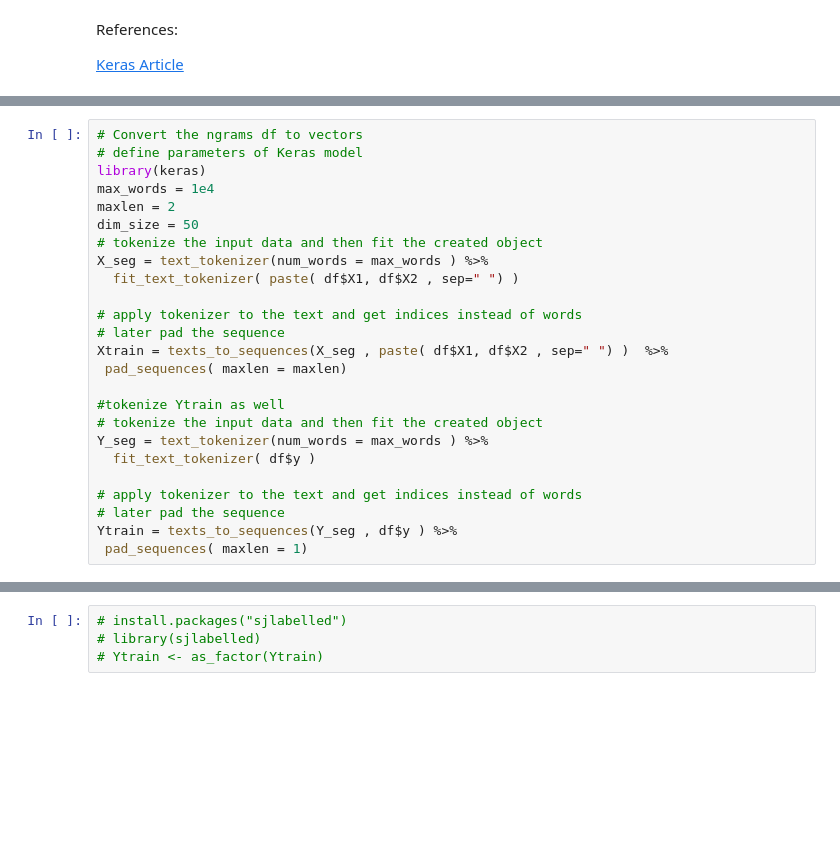
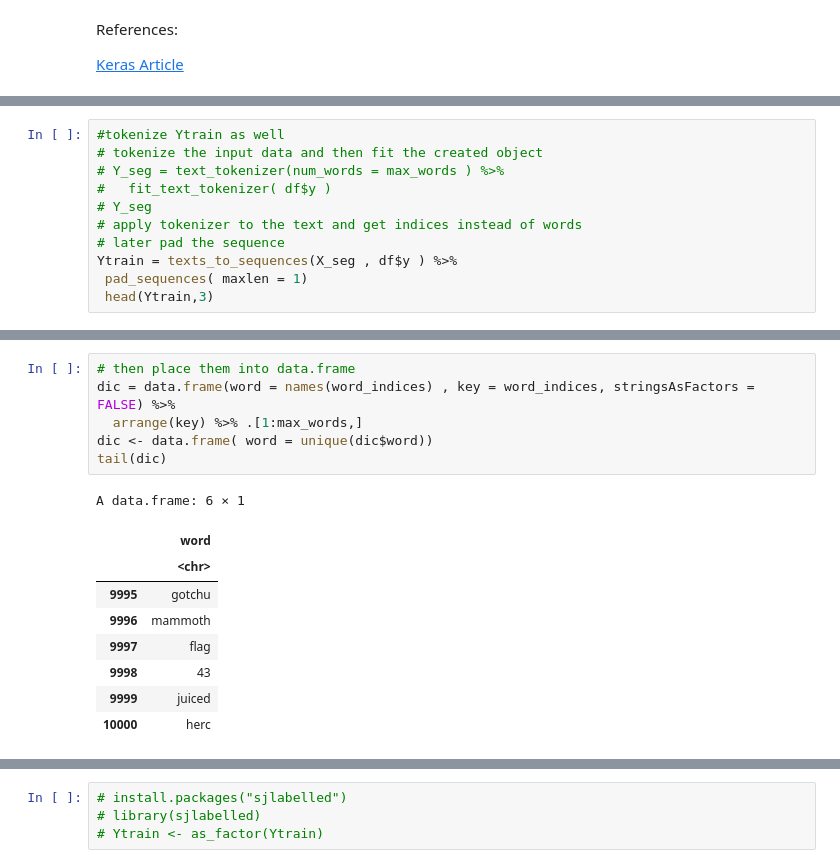
Before and after one commit to vsnupoudel/gpt2-ngrams-for-next-word-prediction, a Jupyter notebook: R_for_Capstone.ipynb, the cells around one changed output, grey strips where cells are left out. Saved outputs shown, nothing was run; the diff lists cells and outputs as text; blank space fills up the shorter version.

```diff
--- a/R_for_Capstone.ipynb
+++ b/R_for_Capstone.ipynb
@@ -156,25 +170,11 @@ A tibble: 6 × 51
 # %%
-# Convert the ngrams df to vectors
-# define parameters of Keras model
-library(keras)
-max_words = 1e4
-maxlen = 2
-dim_size = 50
+#tokenize Ytrain as well
 # tokenize the input data and then fit the created object
-X_seg = text_tokenizer(num_words = max_words ) %>%
-  fit_text_tokenizer( paste( df$X1, df$X2 , sep=" ") )
-
+# Y_seg = text_tokenizer(num_words = max_words ) %>%
+#   fit_text_tokenizer( df$y )
+# Y_seg
 # apply tokenizer to the text and get indices instead of words
 # later pad the sequence
-Xtrain = texts_to_sequences(X_seg , paste( df$X1, df$X2 , sep=" ") )  %>%
- pad_sequences( maxlen = maxlen)
-
-#tokenize Ytrain as well
-# tokenize the input data and then fit the created object
-Y_seg = text_tokenizer(num_words = max_words ) %>%
-  fit_text_tokenizer( df$y )
-
-# apply tokenizer to the text and get indices instead of words
-# later pad the sequence
-Ytrain = texts_to_sequences(Y_seg , df$y ) %>%
+Ytrain = texts_to_sequences(X_seg , df$y ) %>%
  pad_sequences( maxlen = 1)
+ head(Ytrain,3)
@@ -181 +196,17 @@ Ytrain = texts_to_sequences(Y_seg , df$y ) %>%
+# %%
+# then place them into data.frame
+dic = data.frame(word = names(word_indices) , key = word_indices, stringsAsFactors = FALSE) %>%
+  arrange(key) %>% .[1:max_words,]
+dic <- data.frame( word = unique(dic$word))
+tail(dic)
+# %% [output]
+A data.frame: 6 × 1
+|  | word |
+|  | <chr> |
+| 9995 | gotchu |
+| 9996 | mammoth |
+| 9997 | flag |
+| 9998 | 43 |
+| 9999 | juiced |
+| 10000 | herc |
 # %%
```
Also changed, not shown: parts of 18 cells of this notebook.
